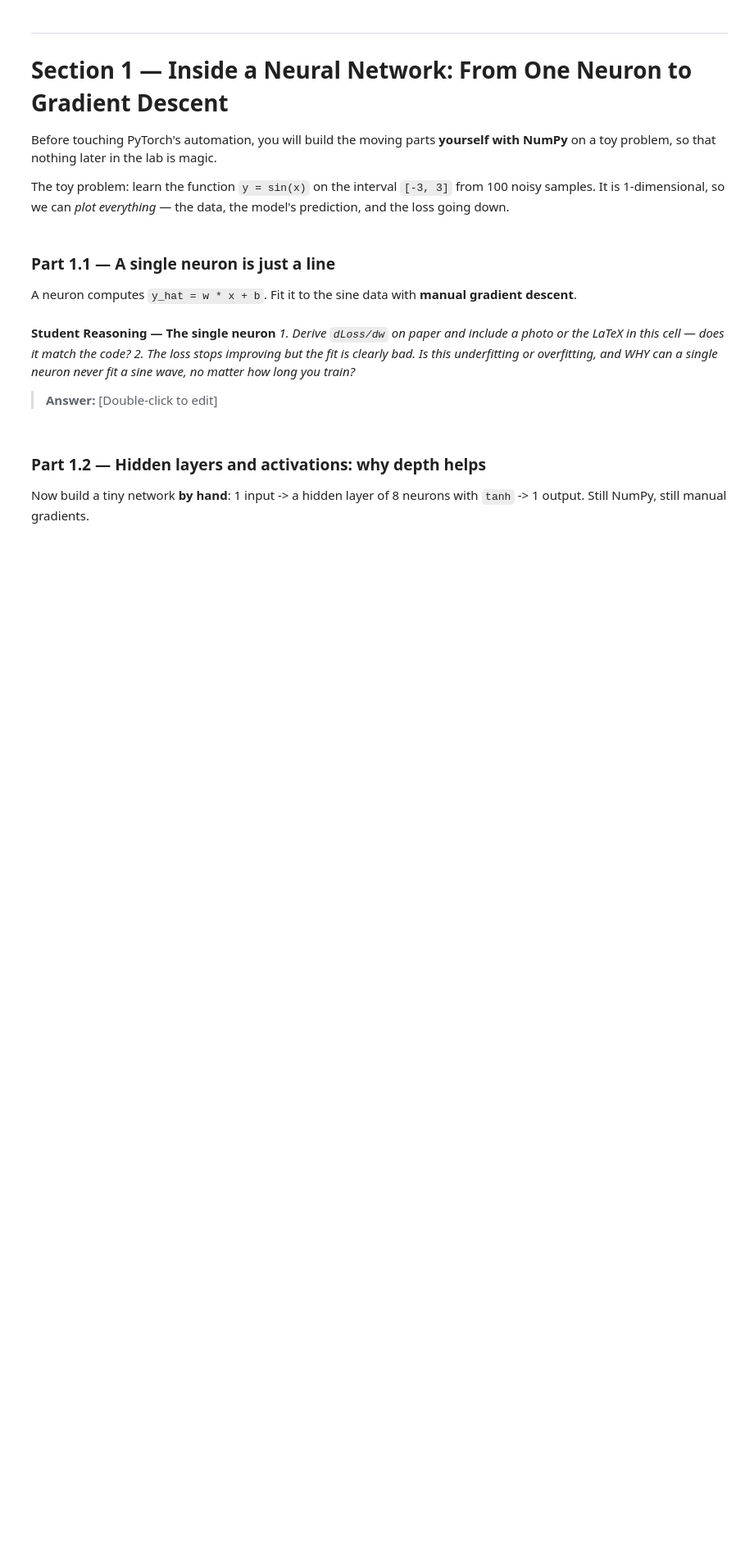
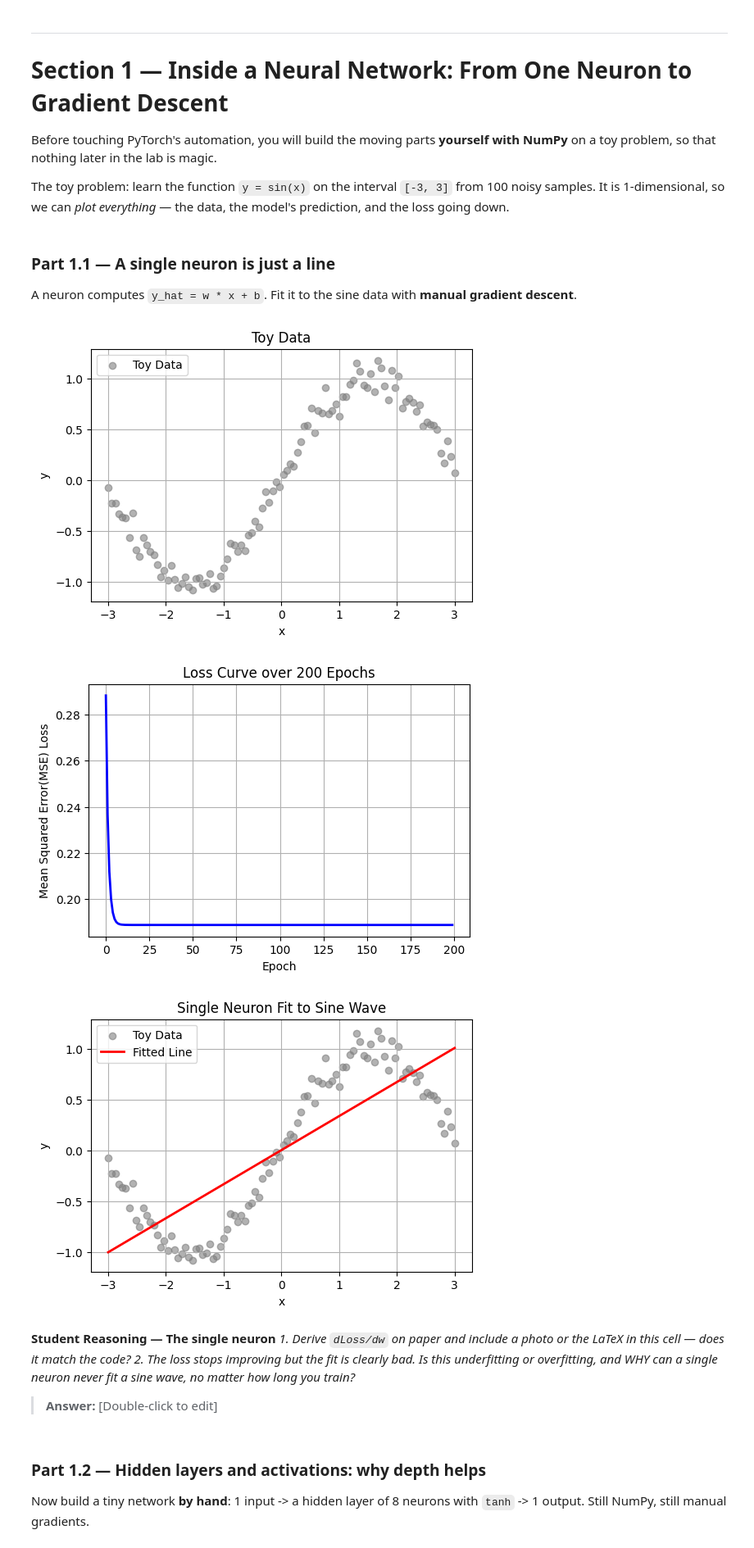
Before and after one commit to KekeliIsHere/lab-3, a Jupyter notebook: Lab_3.ipynb, the cells around one changed output. Shown at 82% size. Saved outputs shown, nothing was run; the diff lists cells and outputs as text; code cells hidden in the pictures; blank space fills up the shorter version.

```diff
--- a/Lab_3.ipynb
+++ b/Lab_3.ipynb
@@ -70,27 +70,79 @@ A neuron computes `y_hat = w * x + b`. Fit it to the sine data with **manual gra
 # %%
 # TODO: Generate the toy data
 #   x = np.linspace(-3, 3, 100); y = np.sin(x) + small Gaussian noise (std=0.1)
 #   Plot it.
+std=0.1
 x = np.linspace(-3, 3, 100)
-y = np.sin(x)
-std=0.1
+y = np.sin(x)+np.random.normal(0, std, size=x.shape)
+
+
+plt.figure(figsize=(6, 4))
+plt.scatter(x, y, color='gray', alpha=0.6, label='Toy Data')
+plt.title('Toy Data')
+plt.xlabel('x')
+plt.ylabel('y')
+plt.legend()
+plt.grid(True)
+plt.show()
 
 
 # TODO: Initialise w and b to small random values.
-w=
-b=
+w = np.random.randn() * 0.1
+b = np.random.randn() * 0.1
+
+#Learing rate
+lr=0.05
+losses=[]
 
 # TODO: Implement ONE gradient-descent step by hand, then loop it for ~200 steps:
+
+
 #   y_hat = w * x + b
 #   loss  = np.mean((y_hat - y) ** 2)               # MSE
 #   dw    = np.mean(2 * (y_hat - y) * x)            # dLoss/dw  (derive this on paper!)
 #   db    = np.mean(2 * (y_hat - y))                # dLoss/db
 #   w    -= lr * dw
 #   b    -= lr * db
 #   Record the loss at every step.
 
+for epoch in range(200):
+  y_hat = w * x + b
+
+  #Mean Squared Error loss
+  loss = np.mean((y_hat - y) ** 2)
+  losses.append(loss)
+
+  dw = np.mean(2 * (y_hat - y) * x)
+  db = np.mean(2 * (y_hat - y))
+  w -= lr * dw
+  b -= lr * db
+
 # TODO: Plot (a) the loss curve over the 200 steps, and
 #             (b) the data with the fitted line on top.
+
+#(a)
+plt.figure(figsize=(6, 4))
+plt.plot(losses, color='blue', linewidth=2)
+plt.title('Loss Curve over 200 Epochs')
+plt.xlabel('Epoch')
+plt.ylabel('Mean Squared Error(MSE) Loss')
+plt.grid(True)
+plt.show()
+
+#(b)
+plt.figure(figsize=(6, 4))
+plt.scatter(x, y, color='gray', alpha=0.6, label='Toy Data')
+plt.plot(x, y_hat, color='red', linewidth=2, label='Fitted Line')
+plt.title('Single Neuron Fit to Sine Wave')
+plt.xlabel('x')
+plt.ylabel('y')
+plt.legend()
+plt.grid(True)
+plt.show()
+# %% [output]
+[figure, added]
+[figure, added]
+[figure, added]
 # %% [markdown]
 **Student Reasoning — The single neuron**
 *1. Derive `dLoss/dw` on paper and include a photo or the LaTeX in this cell — does it match
```
